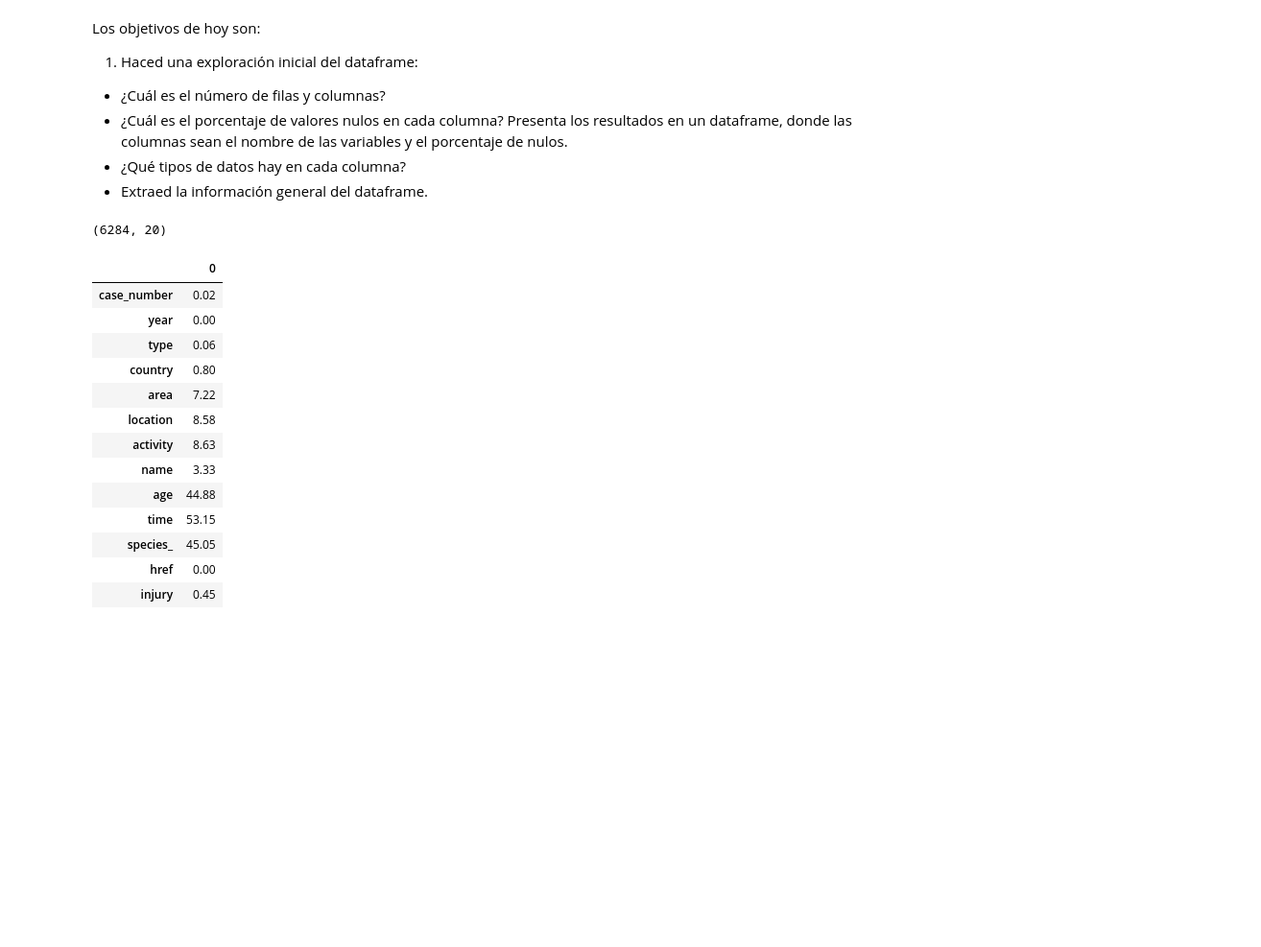
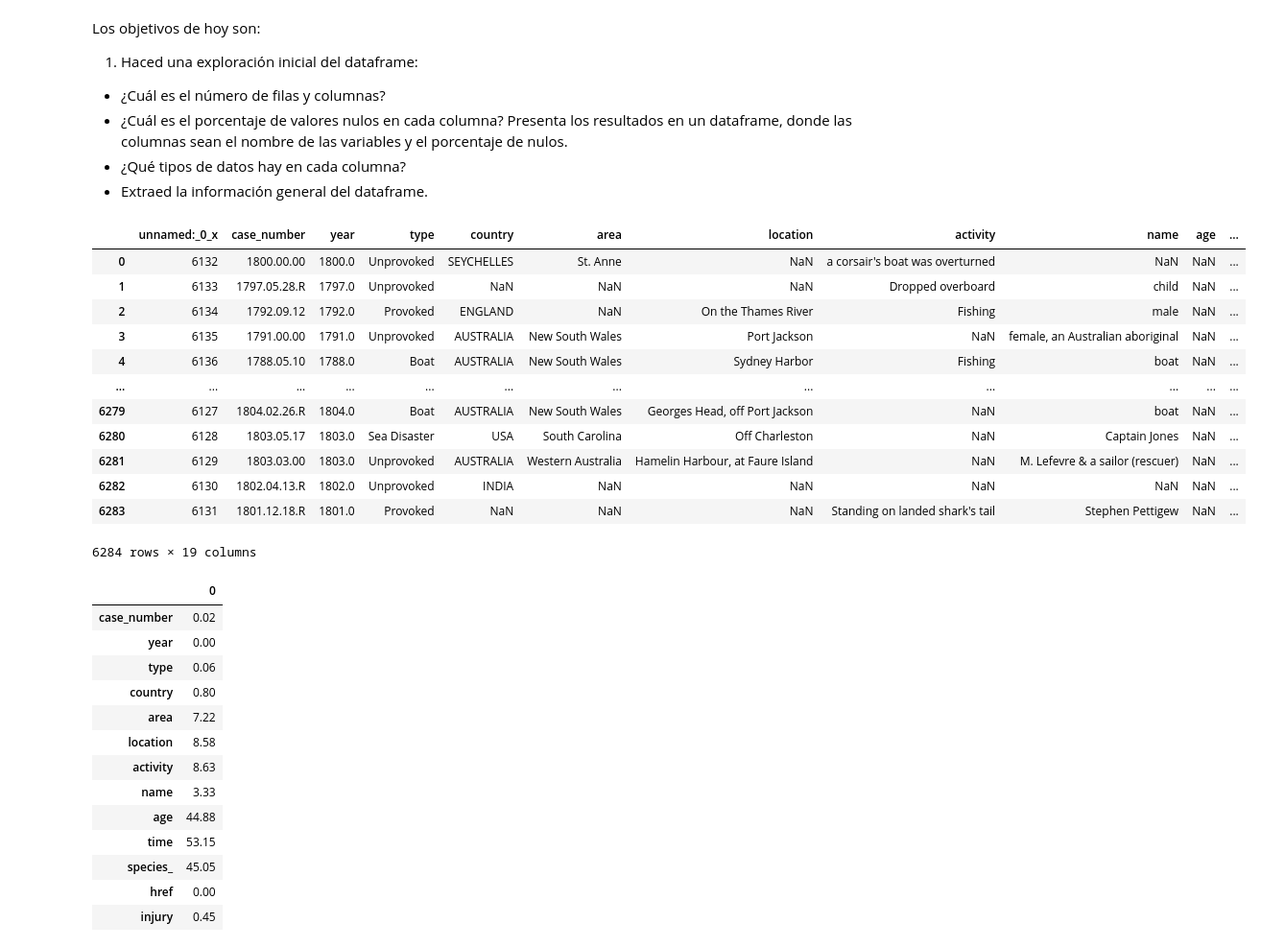
Before and after one commit to Adalab/DA-MODULO-2-ANAIS-LUCIA-LARA, a Jupyter notebook: EDA/EDA_1_intro.ipynb, the cells around one changed output. Shown at 96% size. Saved outputs shown, nothing was run; the diff lists cells and outputs as text; code cells hidden in the pictures; blank space fills up the shorter version.

```diff
--- a/EDA/EDA_1_intro.ipynb
+++ b/EDA/EDA_1_intro.ipynb
@@ -20,9 +20,21 @@ Los objetivos de hoy son:
 # %%
 import pandas as pd
 # %%
-df = pd.read_csv("../Ficheros/attack_limpio.csv", index_col=None)
+df = pd.read_csv("../Ficheros/attack_limpio.csv", index_col=0)
 # %%
-df.shape
+df
 # %% [output]
+|  | unnamed:_0_x | case_number | year | type | country | area | location | activity | name | age | ... |
+| 0 | 6132 | 1800.00.00 | 1800.0 | Unprovoked | SEYCHELLES | St. Anne | NaN | a corsair's boat was overturned | NaN | NaN | ... |
+| 1 | 6133 | 1797.05.28.R | 1797.0 | Unprovoked | NaN | NaN | NaN | Dropped overboard | child | NaN | ... |
+| 2 | 6134 | 1792.09.12 | 1792.0 | Provoked | ENGLAND | NaN | On the Thames River | Fishing | male | NaN | ... |
+| 3 | 6135 | 1791.00.00 | 1791.0 | Unprovoked | AUSTRALIA | New South Wales | Port Jackson | NaN | female, an Australian aboriginal | NaN | ... |
+| 4 | 6136 | 1788.05.10 | 1788.0 | Boat | AUSTRALIA | New South Wales | Sydney Harbor | Fishing | boat | NaN | ... |
+| ... | ... | ... | ... | ... | ... | ... | ... | ... | ... | ... | ... |
+| 6279 | 6127 | 1804.02.26.R | 1804.0 | Boat | AUSTRALIA | New South Wales | Georges Head, off Port Jackson | NaN | boat | NaN | ... |
+| 6280 | 6128 | 1803.05.17 | 1803.0 | Sea Disaster | USA | South Carolina | Off Charleston | NaN | Captain Jones | NaN | ... |
+| 6281 | 6129 | 1803.03.00 | 1803.0 | Unprovoked | AUSTRALIA | Western Australia | Hamelin Harbour, at Faure Island | NaN | M. Lefevre & a sailor (rescuer) | NaN | ... |
+| 6282 | 6130 | 1802.04.13.R | 1802.0 | Unprovoked | INDIA | NaN | NaN | NaN | NaN | NaN | ... |
+| 6283 | 6131 | 1801.12.18.R | 1801.0 | Provoked | NaN | NaN | NaN | Standing on landed shark's tail | Stephen Pettigew | NaN | ... |
-(6284, 20)
+6284 rows × 19 columns
 # %%
```
Also changed, not shown: parts of 2 cells of this notebook, 11 other files.
